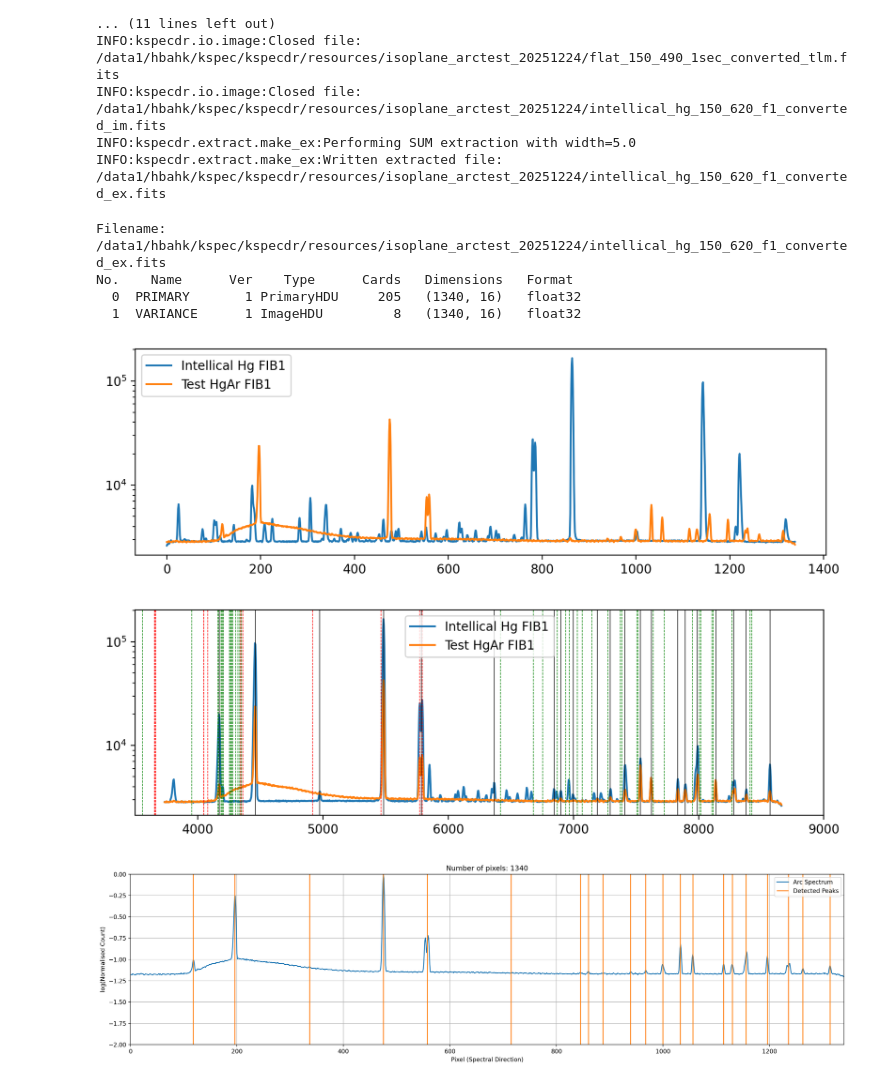
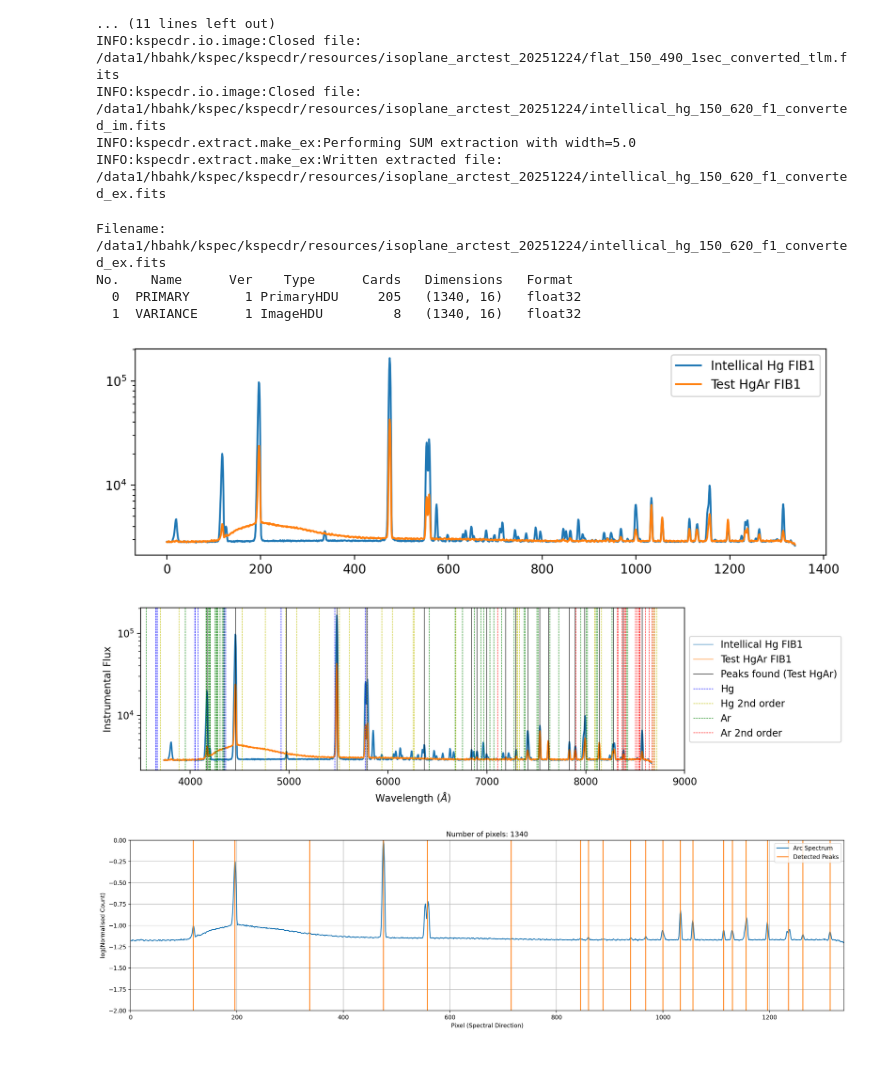
Before and after one commit to hbahk/kspecdr, a Jupyter notebook: notebooks/test_arc_20251224.ipynb, the cells around one changed output. Cells and saved outputs as stored; diff of their text form; code cells hidden in the pictures.

Commit message:
more lines

```diff
--- a/notebooks/test_arc_20251224.ipynb
+++ b/notebooks/test_arc_20251224.ipynb
@@ -361,12 +369,13 @@ hdul.info()
 tlm_hdul = fits.open(fpath_tlm)
 wavela = tlm_hdul[1].data[0]
 
+intellical_hg_f1 = hdul[0].data[0][::-1]
 
 fig = plt.figure(figsize=(10, 3))
 ax = fig.add_subplot(111)
 # ax.imshow(hdul[0].data, cmap='gray', origin='lower')
 # ax.set_xlim(800, 900)
-ax.plot(hdul[0].data[0], label="Intellical Hg FIB1")
+ax.plot(intellical_hg_f1, label="Intellical Hg FIB1")
 ax.plot(hg_f1, label="Test HgAr FIB1")
 ax.set_yscale("log")
 ax.legend()
@@ -376,7 +385,7 @@ Filename: /data1/hbahk/kspec/kspecdr/resources/isoplane_arctest_20251224/intelli
 No.    Name      Ver    Type      Cards   Dimensions   Format
   0  PRIMARY       1 PrimaryHDU     205   (1340, 16)   float32
   1  VARIANCE      1 ImageHDU         8   (1340, 16)   float32
-[figure, old version]
+[figure, new version]
 # %%
 %matplotlib inline
 # %%
@@ -386,37 +396,49 @@ newport_ar = newport_oriel[newport_oriel["Model No."] == 6030]
 # %%
-from scipy.signal import find_peaks_cwt, find_peaks
-from rascal.util import refine_peaks
-
-intellical_hg_f1 = hdul[0].data[0][::-1]
-
 pixel = np.arange(len(intellical_hg_f1))
 pix2lam = (pixel - len(pixel)/2)*3.68 + 6200
 
 peaks = find_peaks_cwt(hg_f1, widths=5, min_snr=1)
 # peaks, _ = find_peaks(intellical_hg_f1, height=3000, width=(0, 15), prominence=500)
 
 peaks = refine_peaks(intellical_hg_f1, peaks, window_width=5)
 
 fig = plt.figure(figsize=(10, 3))
 ax = fig.add_subplot(111)
 # ax.imshow(hdul[0].data, cmap='gray', origin='lower')
 # ax.set_xlim(800, 900)
 ax.plot(pix2lam, intellical_hg_f1, label="Intellical Hg FIB1")
 ax.plot(pix2lam, hg_f1, label="Test HgAr FIB1")
 for p in peaks:
     ax.axvline(pix2lam[int(p)], color="k", lw=0.5)
 
 for line in newport_hgar["Wavelength (nm)"]:
-    ax.axvline(line*10, color="r", lw=0.5, ls="--")
+    ax.axvline(line*10, color="b", lw=0.5, ls="--")
+for line in newport_hgar["Wavelength (nm)"]:
+    ax.axvline(line*20, color="y", lw=0.5, ls="--")
 
 for line in newport_ar["Wavelength (nm)"]:
     ax.axvline(line*10, color="g", lw=0.5, ls="--")
+for line in newport_ar["Wavelength (nm)"]:
+    ax.axvline(line*20, color="r", lw=0.5, ls="--")
+
+# patch to legend for axvlines to avoid duplicate legend entries
+legend_lines = [
+    Line2D([0], [0], color="tab:blue", lw=0.5, label="Intellical Hg FIB1"),
+    Line2D([0], [0], color="tab:orange", lw=0.5, label="Test HgAr FIB1"),
+    Line2D([0], [0], color="k", lw=0.5, label="Peaks found (Test HgAr)"),
+    Line2D([0], [0], color="b", lw=0.5, ls="--", label="Hg"),
+    Line2D([0], [0], color="y", lw=0.5, ls="--", label="Hg 2nd order"),
+          Line2D([0], [0], color="g", lw=0.5, ls="--", label="Ar"),
+          Line2D([0], [0], color="r", lw=0.5, ls="--", label="Ar 2nd order")]
+ax.legend(handles=legend_lines, loc='center left', bbox_to_anchor=(1, 0.5))
+
 ax.set_yscale("log")
 ax.set_xlim(3500, 9000)
-ax.legend()
+ax.set_xlabel(r"Wavelength ($\AA$)")
+ax.set_ylabel("Instrumental Flux")
 plt.show()
 # %% [output]
-[figure, old version]
+[figure, new version]
 # %%
 import numpy as np
 import plotly.graph_objects as go
```
Also changed, not shown: parts of 13 cells of this notebook.
